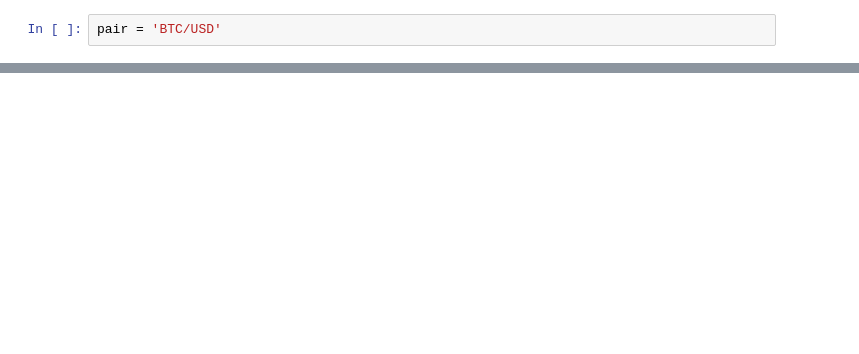
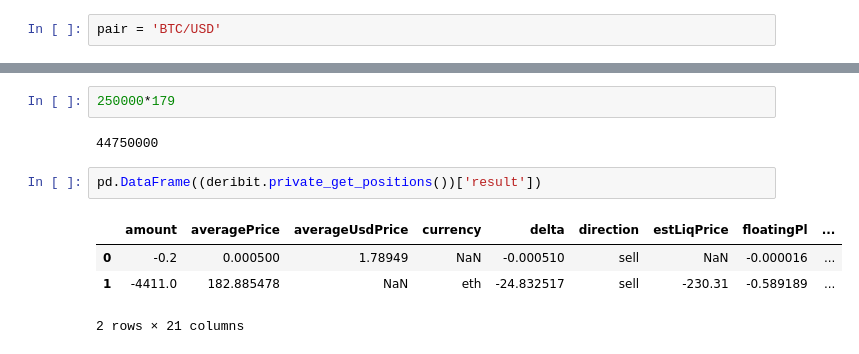
Before and after one commit to jelkhoury123/myapp, a Jupyter notebook: futures_ob.ipynb, the cells around one changed output, grey strips where cells are left out. Cells and saved outputs as stored; diff of their text form; blank space fills up the shorter version.

```diff
--- a/futures_ob.ipynb
+++ b/futures_ob.ipynb
@@ -249,0 +366,11 @@ len(order_books_2['bitmex']['bids'])
+# %%
+250000*179
+# %% [output]
+44750000
+# %%
+pd.DataFrame((deribit.private_get_positions())['result'])
+# %% [output]
+|  | amount | averagePrice | averageUsdPrice | currency | delta | direction | estLiqPrice | floatingPl | ... |
+| 0 | -0.2 | 0.000500 | 1.78949 | NaN | -0.000510 | sell | NaN | -0.000016 | ... |
+| 1 | -4411.0 | 182.885478 | NaN | eth | -24.832517 | sell | -230.31 | -0.589189 | ... |
+2 rows × 21 columns
```
Also changed, not shown: parts of 42 cells of this notebook, 9 other files.
